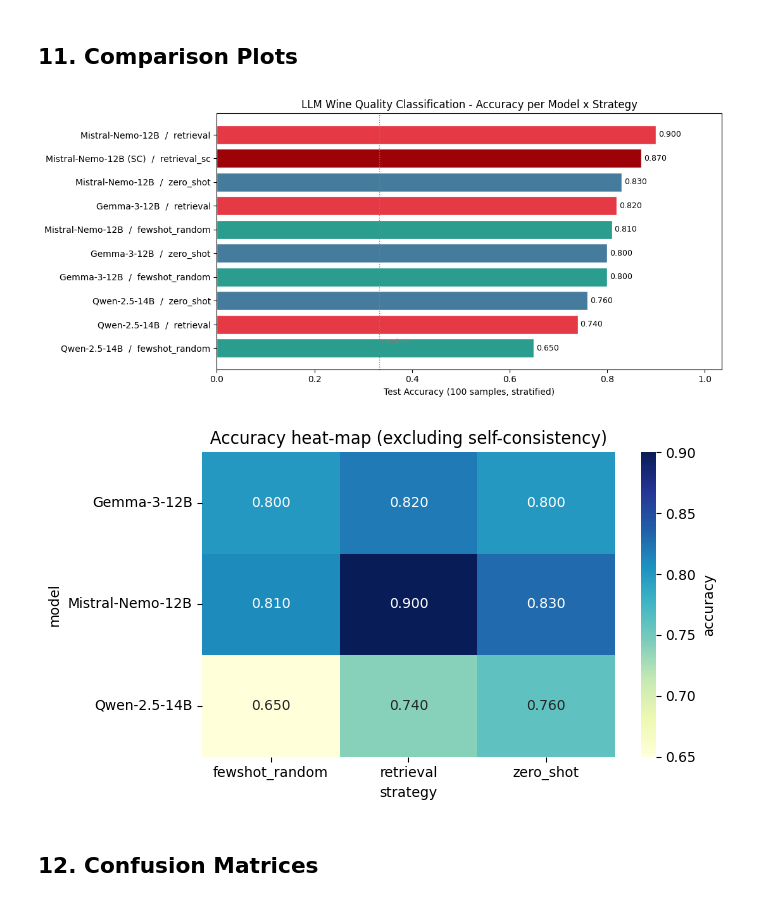
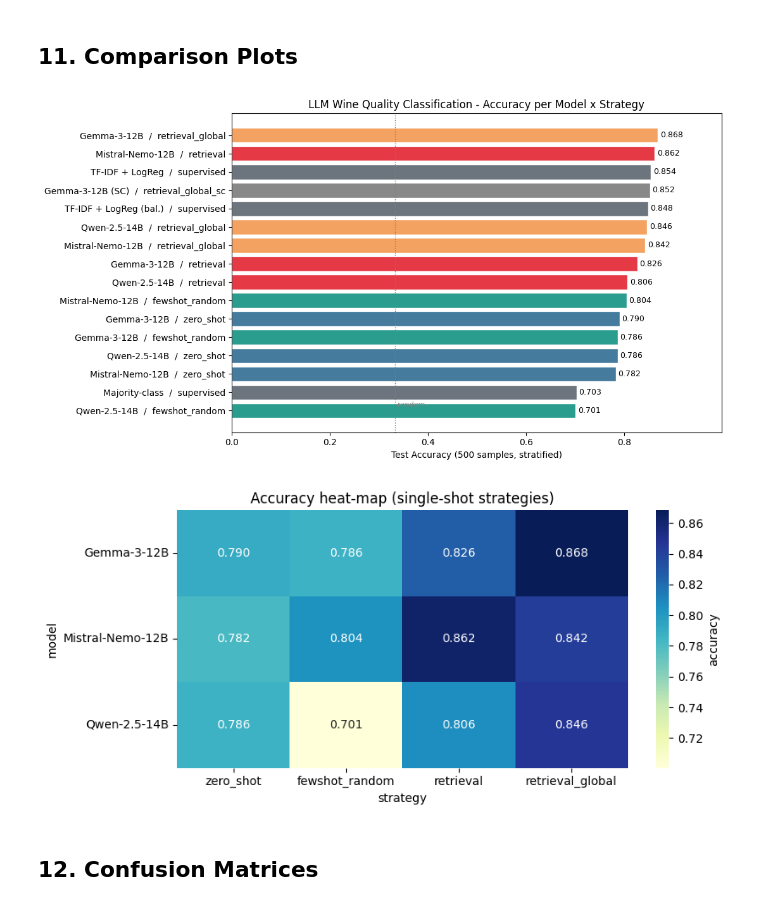
Before and after one commit to Pletea-Marinescu-Valentin/Wine-Quality, a Jupyter notebook: wine_llm_comparison.ipynb, the cells around one changed output. Cells and saved outputs as stored; diff of their text form; code cells hidden in the pictures.

Commit message:
update evaluation notebook: full retrieval pool, 4 strategies, statistical tests

```diff
--- a/wine_llm_comparison.ipynb
+++ b/wine_llm_comparison.ipynb
@@ -210,9 +245,12 @@ def stratified_subsample(df, n, seed=RANDOM_SEED):
     out = pd.concat(parts, ignore_index=True)
     return out.sample(frac=1, random_state=seed).reset_index(drop=True)
 
+test_eval_df = stratified_subsample(test_df, N_TEST_EVAL)
 
-test_eval_df = stratified_subsample(test_df, N_TEST_EVAL)
-retrieval_pool = stratified_subsample(train_df, N_RETRIEVAL_POOL)
+if N_RETRIEVAL_POOL is None:
+    retrieval_pool = train_df.reset_index(drop=True)
+else:
+    retrieval_pool = stratified_subsample(train_df, N_RETRIEVAL_POOL)
 
 print(f"\nTest eval subset size: {len(test_eval_df)}")
 print("Test class distribution:")
@@ -523,15 +606,37 @@ for model_id, model_name in LLM_MODELS:
 # %%
-STRATEGIES = ["zero_shot", "fewshot_random", "retrieval"]
+import pickle
+
+assert N_RETRIEVAL_POOL is None and len(retrieval_pool) == len(train_df), (
+    "CONFIG REGRESSED: retrieval pool is not the full training split!")
+assert OLLAMA_OPTIONS_DETERMINISTIC.get("num_ctx", 0) >= 4096, (
+    "CONFIG REGRESSED: num_ctx fix is missing!")
+
+STRATEGIES = ["zero_shot", "fewshot_random", "retrieval", "retrieval_global"]
+CHECKPOINT_PATH = "llm_runs_checkpoint.pkl"
+
 all_runs = []
+done = set()
+if os.path.exists(CHECKPOINT_PATH):
+    with open(CHECKPOINT_PATH, "rb") as f:
+        all_runs = pickle.load(f)
+    all_runs = [r for r in all_runs if len(r["labels"]) == len(test_eval_df)]
+    done = {(r["model"], r["strategy"]) for r in all_runs}
+    print(f"Resumed {len(all_runs)} completed runs from checkpoint:")
+    for m, s in sorted(done):
+        print(f"   - {m} / {s}")
 
 for model_id, model_name in LLM_MODELS:
     for strategy in STRATEGIES:
+        if (model_name, strategy) in done:
+            continue
         run = evaluate_strategy(model_name, model_id, strategy, test_eval_df)
         acc = accuracy_score(run["labels"], run["preds"])
-        print(f"--> {model_name:<18s} {strategy:<14s}  acc={acc:.4f}  "
+        print(f"--> {model_name:<18s} {strategy:<16s}  acc={acc:.4f}  "
                f"parse_fails={run['parse_failures']:3d}/{len(test_eval_df)}  "
                f"time={run['elapsed_s']/60:.1f}min")
         all_runs.append(run)
+        with open(CHECKPOINT_PATH, "wb") as f:
+            pickle.dump(all_runs, f)
 # %% [output]
 RAW: 2
 PRED: 2
@@ -749,40 +1210,43 @@ display(results_df.round(4))
 # %% [markdown]
 ## 11. Comparison Plots
 # %%
-fig, ax = plt.subplots(figsize=(11, 5))
+fig, ax = plt.subplots(figsize=(11, 6))
 plot_df = results_df.copy()
 plot_df["combo"] = plot_df["model"] + "  /  " + plot_df["strategy"]
 plot_df = plot_df.sort_values("accuracy", ascending=True)
 
 colors = {"zero_shot": "#457b9d", "fewshot_random": "#2a9d8f",
-           "retrieval": "#e63946", "zero_shot_sc": "#1d3557",
-           "fewshot_random_sc": "#264653", "retrieval_sc": "#9d0208"}
+           "retrieval": "#e63946", "retrieval_global": "#f4a261",
+           "supervised": "#6c757d",
+           "zero_shot_sc": "#1d3557", "fewshot_random_sc": "#264653",
+           "retrieval_sc": "#9d0208"}
 bar_colors = [colors.get(s, "#888888") for s in plot_df["strategy"]]
 ax.barh(plot_df["combo"], plot_df["accuracy"], color=bar_colors, edgecolor="white")
 for i, v in enumerate(plot_df["accuracy"]):
     ax.text(v + 0.005, i, f"{v:.3f}", va="center", fontsize=9)
 ax.set_xlim(0, max(plot_df["accuracy"]) * 1.15)
-ax.set_xlabel("Test Accuracy (100 samples, stratified)")
+ax.set_xlabel(f"Test Accuracy ({N_TEST_EVAL} samples, stratified)")
 ax.set_title("LLM Wine Quality Classification - Accuracy per Model x Strategy")
 ax.axvline(1 / NUM_CLASSES, color="gray", linestyle=":", linewidth=1)
 ax.text(1 / NUM_CLASSES + 0.005, 0.2, "random", color="gray", fontsize=8)
 plt.tight_layout()
 plt.savefig("llm_accuracy_comparison.png", dpi=150, bbox_inches="tight")
 plt.show()
 # %% [output]
-[figure, old version]
+[figure, new version]
 # %%
-pivot = (results_df[~results_df["strategy"].str.endswith("_sc")]
-         .pivot(index="model", columns="strategy", values="accuracy"))
-fig, ax = plt.subplots(figsize=(7, 4))
+pivot = (results_df[results_df["strategy"].isin(STRATEGIES)]
+         .pivot(index="model", columns="strategy", values="accuracy")
+         .reindex(columns=STRATEGIES))
+fig, ax = plt.subplots(figsize=(8.5, 4))
 sns.heatmap(pivot, annot=True, fmt=".3f", cmap="YlGnBu", ax=ax,
              cbar_kws={"label": "accuracy"})
-ax.set_title("Accuracy heat-map (excluding self-consistency)")
+ax.set_title("Accuracy heat-map (single-shot strategies)")
 plt.tight_layout()
 plt.savefig("llm_accuracy_heatmap.png", dpi=150, bbox_inches="tight")
 plt.show()
 # %% [output]
-[figure, old version]
+[figure, new version]
 # %% [markdown]
 ## 12. Confusion Matrices
 # %%
```
Also changed, not shown: parts of 30 cells of this notebook.
